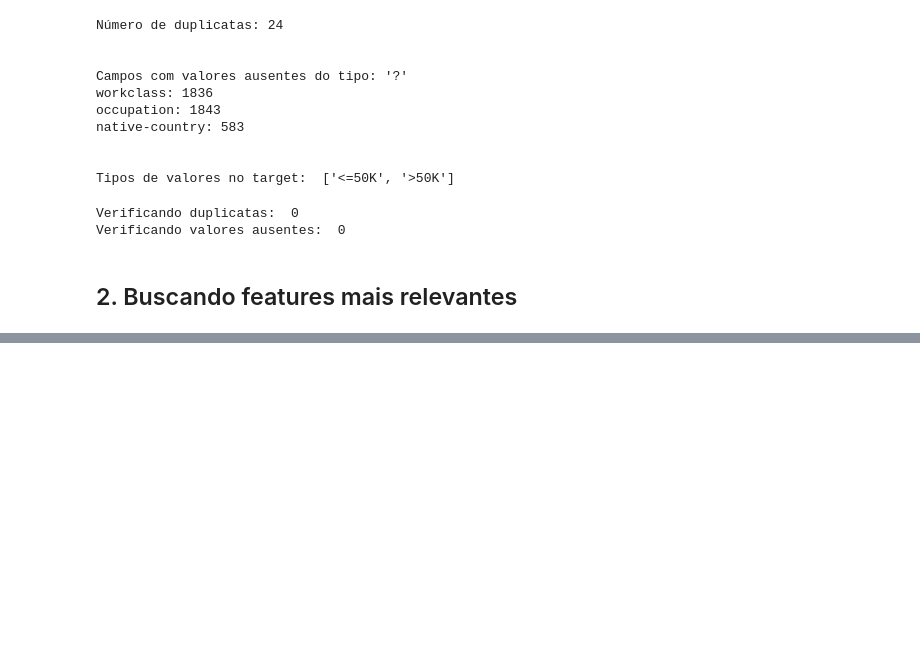
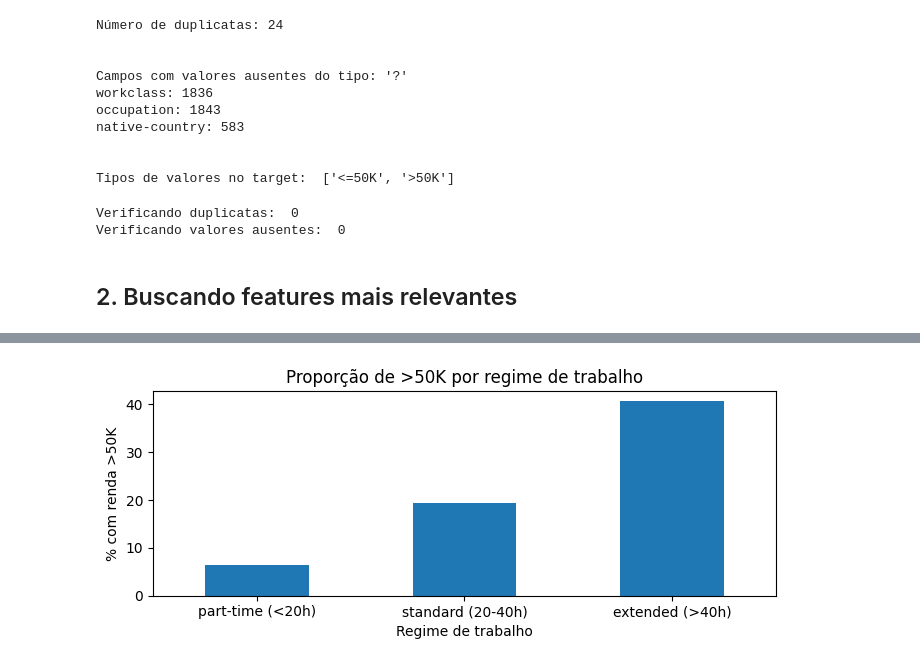
Before and after one commit to iranhonorato/APS-Machine-Learning, a Jupyter notebook: src/aps2_classificacao.ipynb, the cells around one changed output, grey strips where cells are left out. Cells and saved outputs as stored; diff of their text form; code cells hidden in the pictures; blank space fills up the shorter version.

```diff
--- a/src/aps2_classificacao.ipynb
+++ b/src/aps2_classificacao.ipynb
@@ -205,0 +231,15 @@ plt.show()
+# %%
+bins_hours   = [0, 20, 40, 100]
+labels_hours = ["part-time (<20h)", "standard (20-40h)", "extended (>40h)"]
+
+df["hours_group"] = pd.cut(df["hours-per-week"], bins=bins_hours, labels=labels_hours, right=True)
+
+prop_hours = df.groupby("hours_group", observed=True)["income"].apply(lambda x: (x == ">50K").mean() * 100)
+prop_hours.plot(kind="bar", figsize=(7, 3), title="Proporção de >50K por regime de trabalho")
+plt.ylabel("% com renda >50K")
+plt.xlabel("Regime de trabalho")
+plt.xticks(rotation=0)
+plt.tight_layout()
+plt.show()
+# %% [output]
+[figure, added]
```
Also changed, not shown: parts of 22 cells of this notebook.
